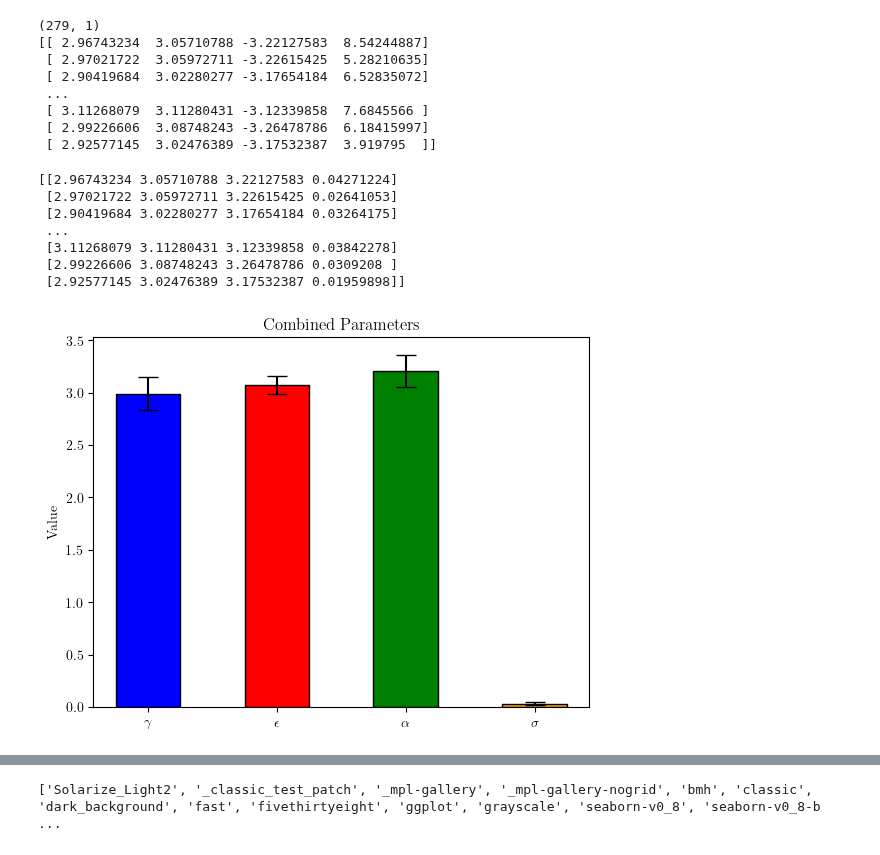
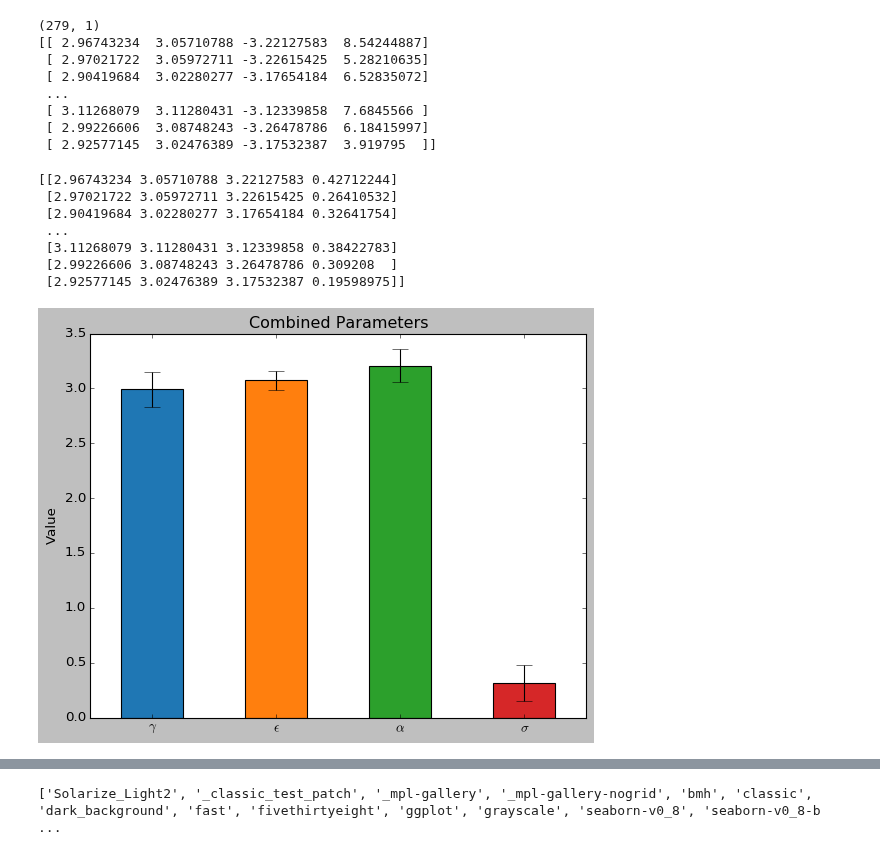
Before and after one commit to flaviaferrus/MotorControlPrediction, a Jupyter notebook: Notebooks/MultipleSubjects.ipynb, the cells around one changed output, grey strips where cells are left out. Saved outputs shown, nothing was run; the diff lists cells and outputs as text; code cells hidden in the pictures.

```diff
--- a/Notebooks/MultipleSubjects.ipynb
+++ b/Notebooks/MultipleSubjects.ipynb
@@ -245,21 +245,21 @@ print(combined_params)
  [ 2.92577145  3.02476389 -3.17532387  3.919795  ]]
 # %%
 combined_params[:, 2] *= -1
-combined_params[:, 3] *= 0.005
+combined_params[:, 3] *= 0.05
 print(combined_params)
 # %% [output]
-[[2.96743234 3.05710788 3.22127583 0.04271224]
- [2.97021722 3.05972711 3.22615425 0.02641053]
- [2.90419684 3.02280277 3.17654184 0.03264175]
+[[2.96743234 3.05710788 3.22127583 0.42712244]
+ [2.97021722 3.05972711 3.22615425 0.26410532]
+ [2.90419684 3.02280277 3.17654184 0.32641754]
  ...
- [3.11268079 3.11280431 3.12339858 0.03842278]
- [2.99226606 3.08748243 3.26478786 0.0309208 ]
- [2.92577145 3.02476389 3.17532387 0.01959898]]
+ [3.11268079 3.11280431 3.12339858 0.38422783]
+ [2.99226606 3.08748243 3.26478786 0.309208  ]
+ [2.92577145 3.02476389 3.17532387 0.19598975]]
 # %%
 # Plotting function for combined parameters
 def plotting_params(parameters: np.ndarray, barWidth=0.5,
                     saving_plot = True, folder_name = 'fitted_pics',
-                    pic_name = 'params'):
+                    pic_name = 'params', style_label = '_classic_test_patch'):
     # Choose the height of the bars
     bars1 = np.nanmean(parameters, axis=0)
 
@@ -269,14 +269,18 @@ def plotting_params(parameters: np.ndarray, barWidth=0.5,
     # The x position of bars
     r1 = np.arange(len(bars1))
 
+
+
     # Configure matplotlib to use LaTeX for rendering
     plt.rcParams['text.usetex'] = True
     plt.rcParams['font.family'] = 'serif'
 
+    plt.style.use(style_label)
     fig, ax = plt.subplots(nrows=1, ncols=1)  # create figure & 1 axis
+    bar_colors = ['#1f77b4', '#ff7f0e', '#2ca02c', '#d62728']
 
     # Create bars
-    ax.bar(r1, bars1, width=barWidth, color=['blue', 'red', 'green', 'orange'], edgecolor='black', yerr=yer1, capsize=7)
+    ax.bar(r1, bars1, width=barWidth, color=bar_colors, edgecolor='black', yerr=yer1, capsize=7)
 
     # General layout
     plt.xticks(r1, [r'$\gamma$', r'$\epsilon$', r'$\alpha$', r'$\sigma$'])
@@ -299,9 +303,9 @@ def plotting_params(parameters: np.ndarray, barWidth=0.5,
 
     plt.show()
 # %%
-plotting_params(combined_params)
+plotting_params(combined_params, pic_name = 'params_cols', style_label= 'classic')
 # %% [output]
-[figure, old version]
+[figure, new version]
 # %%
 
 # Plotting function for combined parameters
```
Also changed, not shown: parts of 11 cells of this notebook, 12 other files.
